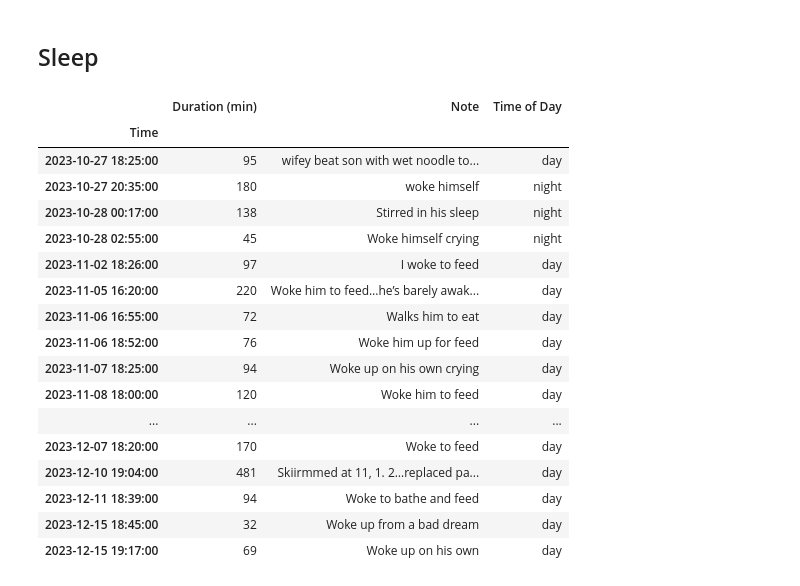
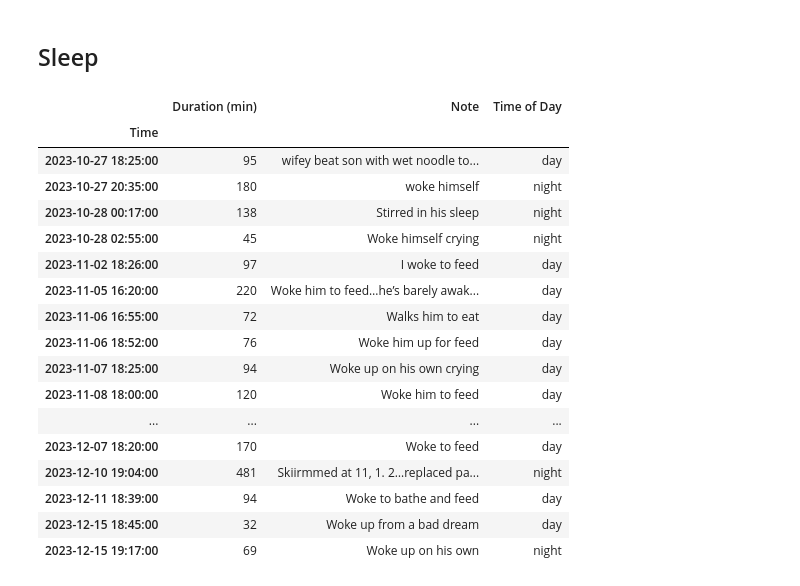
Before and after one commit to jgalloway42/andrews_baby_tracker, a Jupyter notebook: notebooks/andrews_data.ipynb, the cells around one changed output. Saved outputs shown, nothing was run; the diff lists cells and outputs as text; code cells hidden in the pictures.

```diff
--- a/notebooks/andrews_data.ipynb
+++ b/notebooks/andrews_data.ipynb
@@ -334,36 +334,44 @@ _=plt.savefig(os.path.join(figure_path,'feeding_by_hour.png'),bbox_inches='tight
 # %%
 import locale
 locale.setlocale( locale.LC_ALL, 'en_US.UTF-8' )
 
 def time_of_day(hour):
-    if hour < 7 or hour > 19:
+    if hour < 6 or hour > 18:
         return 'night'
     else:
         return 'day'
+def clean_duration(x):
+    if x > 14*60: #10 hours
+        return np.nan
+    else:
+        return x
 
 sleep_df = get_data(files_dict['Andrew_sleep'])
 sleep_df['Duration (min)'] = sleep_df['Duration (min)'].apply(locale.atoi)
+sleep_df['Duration (min)'] = sleep_df['Duration (min)'].apply(clean_duration)
+sleep_df.dropna(inplace=True,axis=0)
+sleep_df['Duration (min)'] = sleep_df['Duration (min)'].astype(int)
 sleep_df['Time of Day'] = [time_of_day(x.hour) for x in sleep_df.index]
 sleep_df[~sleep_df.Note.isna()]
 # %% [output]
 |  | Duration (min) | Note | Time of Day |
 | Time |  |  |  |
 | 2023-10-27 18:25:00 | 95 | wifey beat son with wet noodle to... | day |
 | 2023-10-27 20:35:00 | 180 | woke himself | night |
 | 2023-10-28 00:17:00 | 138 | Stirred in his sleep | night |
 | 2023-10-28 02:55:00 | 45 | Woke himself crying | night |
 | 2023-11-02 18:26:00 | 97 | I woke to feed | day |
 | 2023-11-05 16:20:00 | 220 | Woke him to feed…he’s barely awak... | day |
 | 2023-11-06 16:55:00 | 72 | Walks him to eat | day |
 | 2023-11-06 18:52:00 | 76 | Woke him up for feed | day |
 | 2023-11-07 18:25:00 | 94 | Woke up on his own crying | day |
 | 2023-11-08 18:00:00 | 120 | Woke him to feed | day |
 | ... | ... | ... | ... |
 | 2023-12-07 18:20:00 | 170 | Woke to feed | day |
-| 2023-12-10 19:04:00 | 481 | Skiirmmed at 11, 1. 2…replaced pa... | day |
+| 2023-12-10 19:04:00 | 481 | Skiirmmed at 11, 1. 2…replaced pa... | night |
 | 2023-12-11 18:39:00 | 94 | Woke to bathe and feed | day |
 | 2023-12-15 18:45:00 | 32 | Woke up from a bad dream | day |
-| 2023-12-15 19:17:00 | 69 | Woke up on his own | day |
+| 2023-12-15 19:17:00 | 69 | Woke up on his own | night |
 # %%
 start_date, recent_filter = get_recent_filter(df=sleep_df)
 s = datetime.strftime(start_date,'%d %b %Y, %I:%M %p')
```
Also changed, not shown: parts of 2 cells of this notebook, 1 other file.
